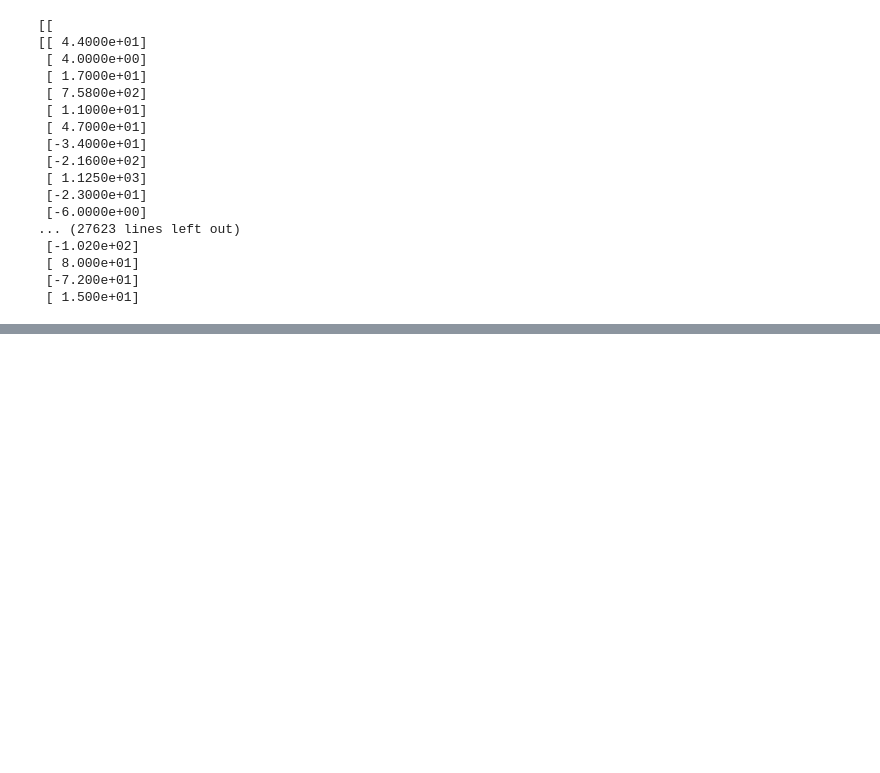
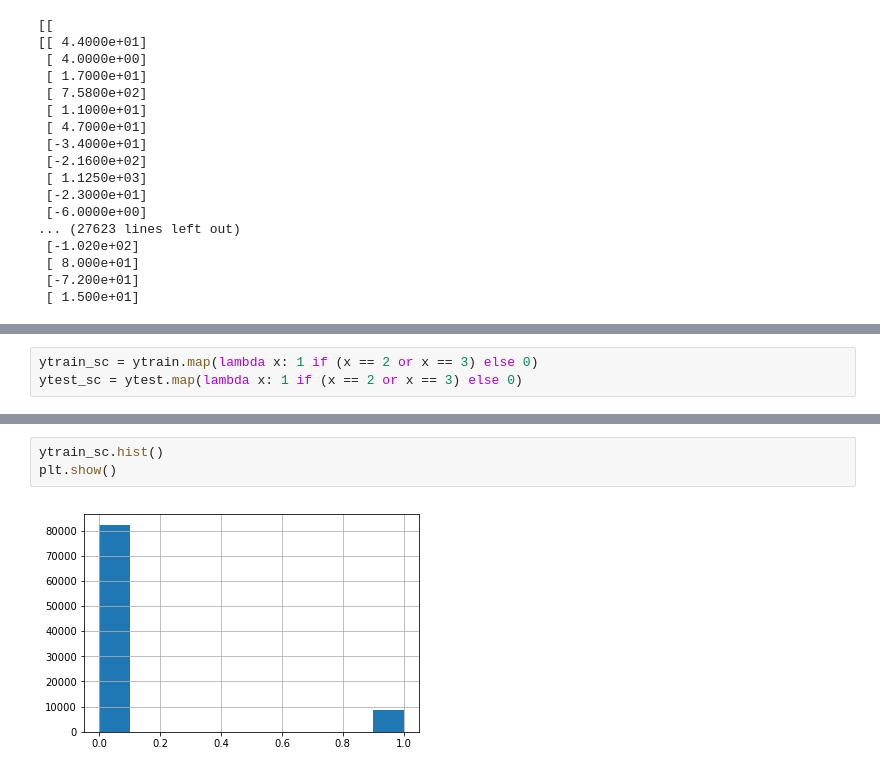
Before and after one commit to kpernyer/breakk, a Jupyter notebook: code/prototype keras.ipynb, the cells around one changed output, grey strips where cells are left out. Saved outputs shown, nothing was run; the diff lists cells and outputs as text; blank space fills up the shorter version.

```diff
--- a/code/prototype keras.ipynb
+++ b/code/prototype keras.ipynb
@@ -107,0 +167,3 @@ for batch in data_iter:
+# %%
+ytrain_sc = ytrain.map(lambda x: 1 if (x == 2 or x == 3) else 0)
+ytest_sc = ytest.map(lambda x: 1 if (x == 2 or x == 3) else 0)
@@ -107,0 +224,5 @@ for batch in data_iter:
+# %%
+ytrain_sc.hist()
+plt.show()
+# %% [output]
+[figure, added]
```
Also changed, not shown: parts of 33 cells of this notebook.
